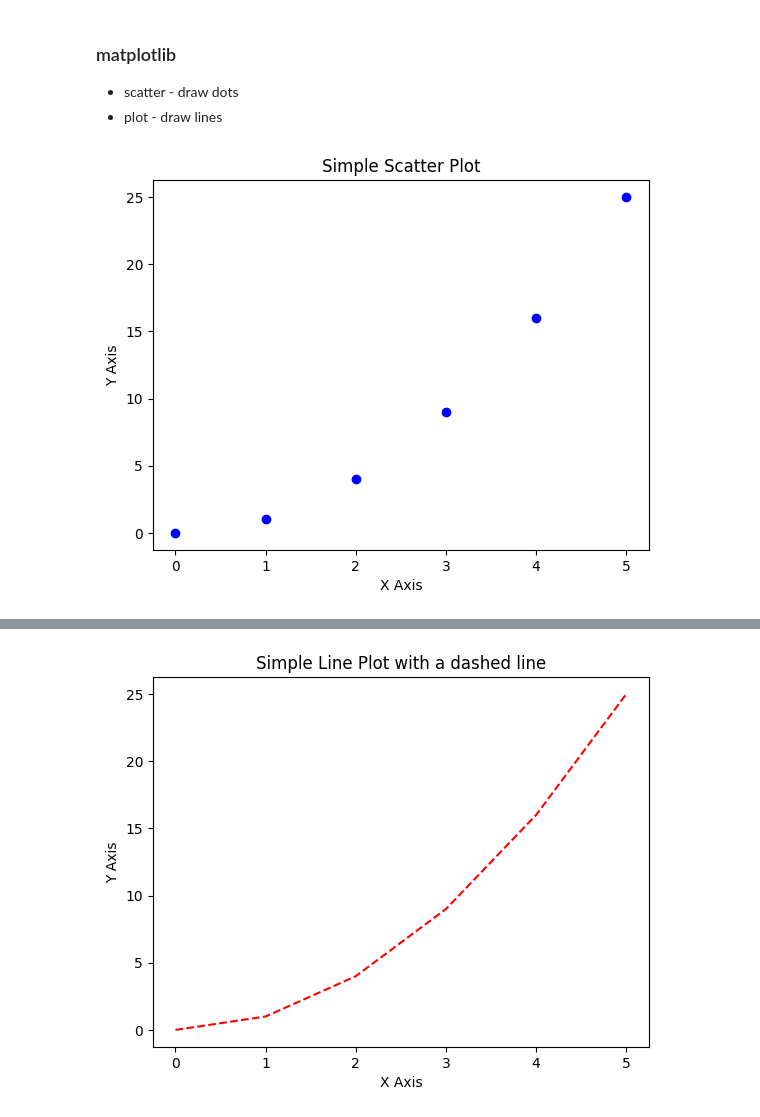
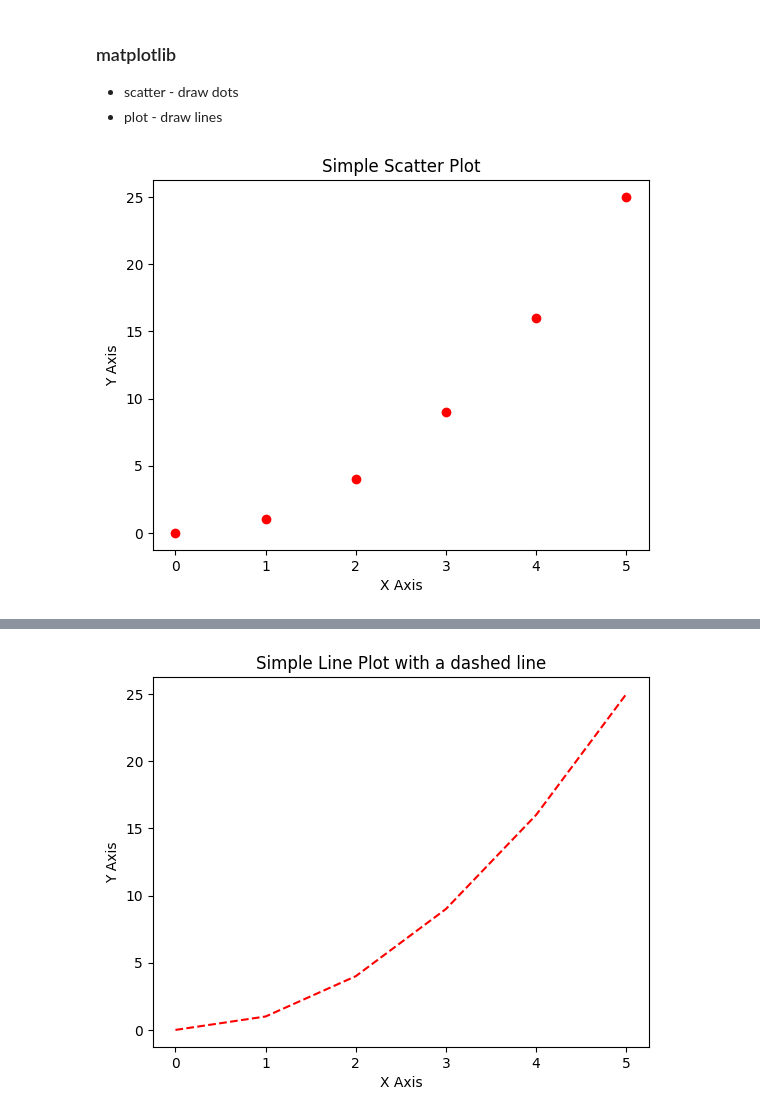
Before and after one commit to frankwxu/AI4DigitalForensics, a Jupyter notebook: CYFI445/lectures/01_linear_regression_concept/0_review_np_array.ipynb, the cells around one changed output, grey strips where cells are left out. Cells and saved outputs as stored; diff of their text form; code cells hidden in the pictures.

```diff
--- a/CYFI445/lectures/01_linear_regression_concept/0_review_np_array.ipynb
+++ b/CYFI445/lectures/01_linear_regression_concept/0_review_np_array.ipynb
@@ -430,21 +430,21 @@ np.int64(5)
 # %%
 import matplotlib.pyplot as plt
 
 # Sample Python list
 X= np.array([0, 1, 2, 3, 4, 5], dtype=np.float32)
 Y = np.array([0, 1, 4, 9, 16, 25], dtype=np.float32)
 
 # Create dots
-plt.scatter(X, Y, color='blue')  # draw data points
+plt.scatter(X, Y, color='red')  # draw data points
 
 # Add labels and title
 plt.xlabel('X Axis')
 plt.ylabel('Y Axis')
 plt.title('Simple Scatter Plot')
 
 # Show the plot
 plt.show()
 # %% [output]
-[figure, old version]
+[figure, new version]
 # %%
 # y=x**2
```
Also changed, not shown: parts of 7 cells of this notebook, 4 other files.
